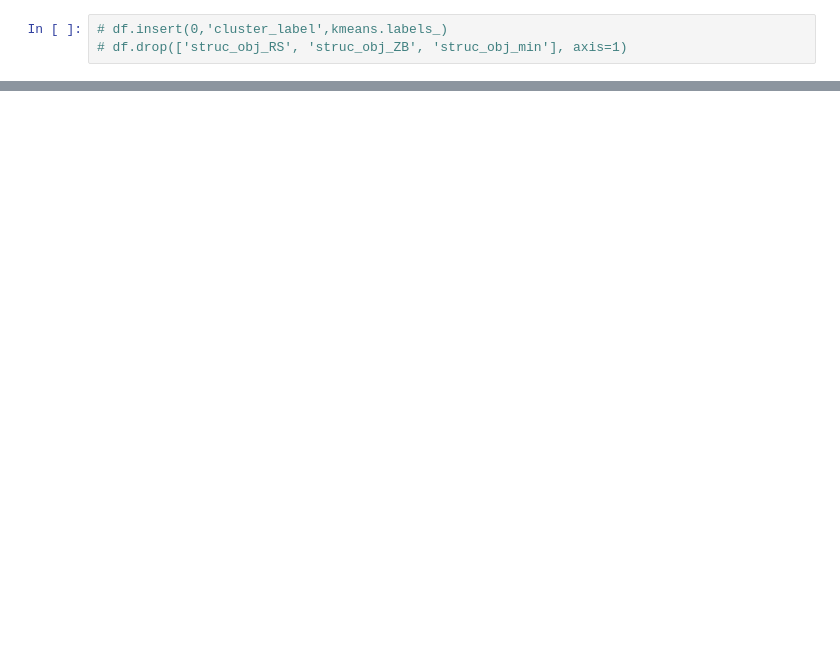
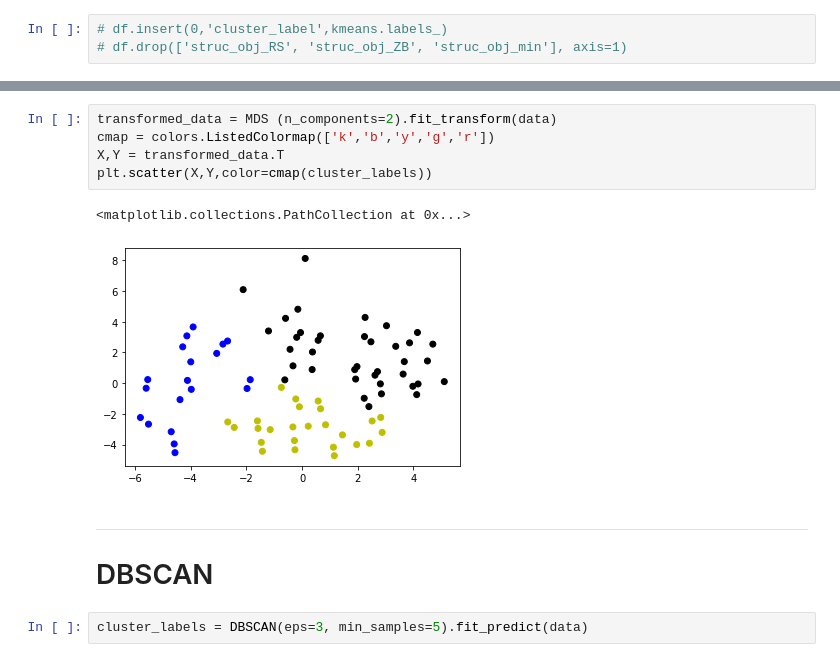
Before and after one commit to luigisbailo/workshop_MPGCQM, a Jupyter notebook: exploratory_analysis/tutorial.ipynb, the cells around one changed output, grey strips where cells are left out. Cells and saved outputs as stored; diff of their text form; blank space fills up the shorter version.

```diff
--- a/exploratory_analysis/tutorial.ipynb
+++ b/exploratory_analysis/tutorial.ipynb
@@ -92,0 +104,13 @@ plt.scatter(X,Y,color=cmap(cluster_labels))
+# %%
+transformed_data = MDS (n_components=2).fit_transform(data)
+cmap = colors.ListedColormap(['k','b','y','g','r'])
+X,Y = transformed_data.T
+plt.scatter(X,Y,color=cmap(cluster_labels))
+# %% [output]
+<matplotlib.collections.PathCollection at 0x...>
+[figure, added]
+# %% [markdown]
+---
+# DBSCAN
+# %%
+cluster_labels = DBSCAN(eps=3, min_samples=5).fit_predict(data)
```
Also changed, not shown: parts of 16 cells of this notebook.
